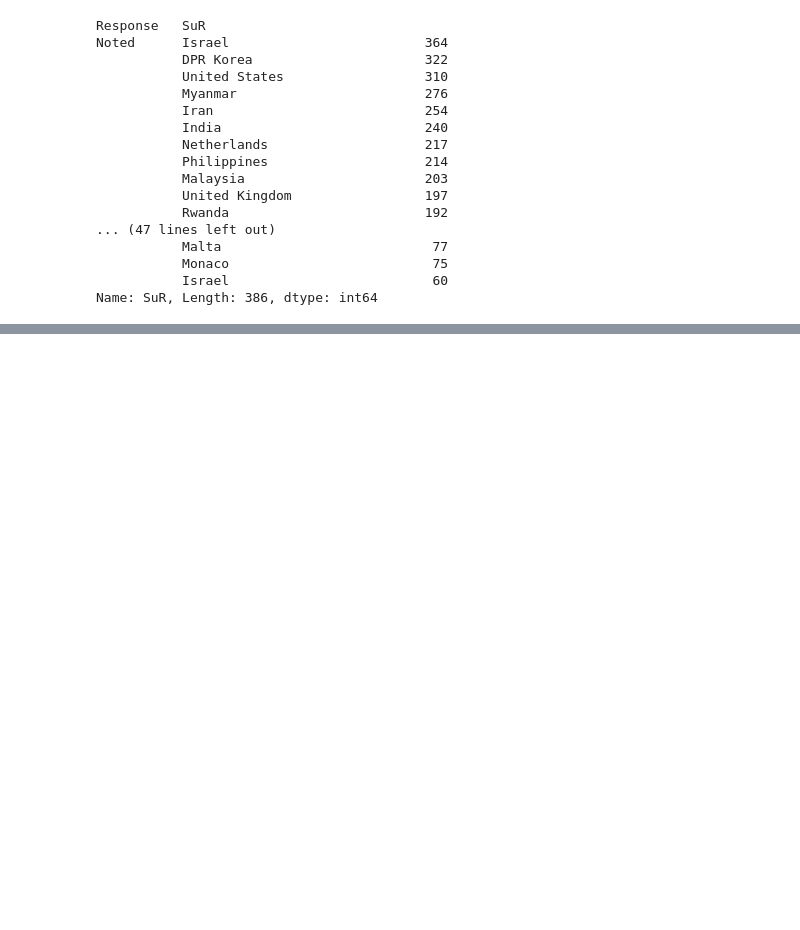
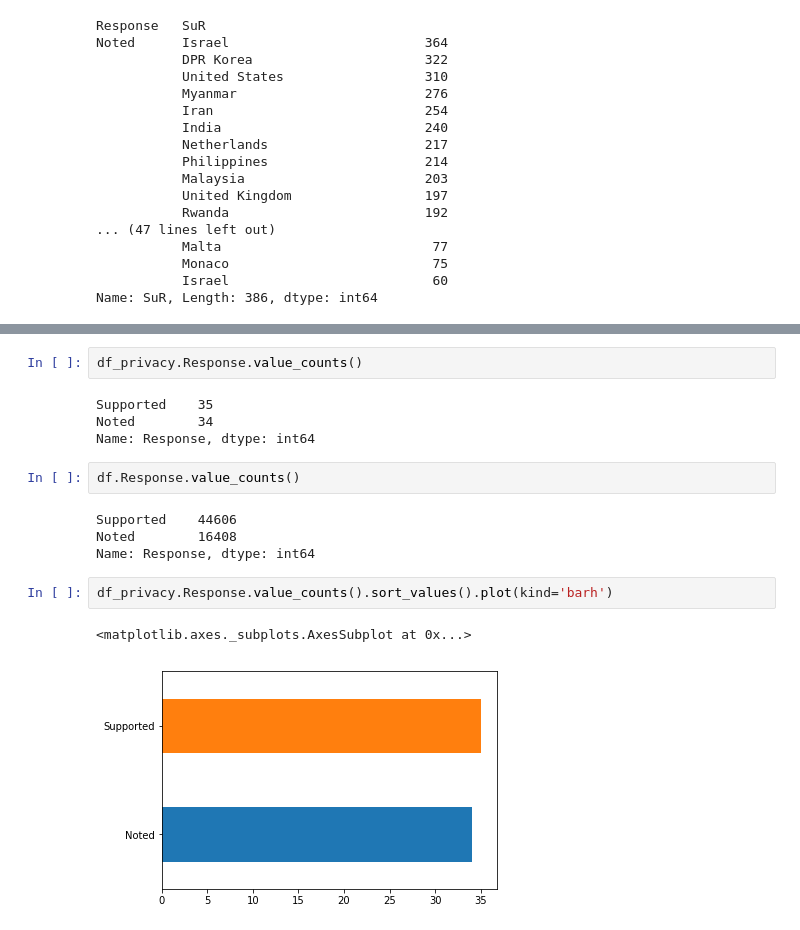
Before and after one commit to maxarvid/data-studio, a Jupyter notebook: code/03_UPR/03_eda.ipynb, the cells around one changed output, grey strips where cells are left out. Saved outputs shown, nothing was run; the diff lists cells and outputs as text; blank space fills up the shorter version.

```diff
--- a/code/03_UPR/03_eda.ipynb
+++ b/code/03_UPR/03_eda.ipynb
@@ -323,0 +452,17 @@ Name: SuR, Length: 386, dtype: int64
+# %%
+df_privacy.Response.value_counts()
+# %% [output]
+Supported    35
+Noted        34
+Name: Response, dtype: int64
+# %%
+df.Response.value_counts()
+# %% [output]
+Supported    44606
+Noted        16408
+Name: Response, dtype: int64
+# %%
+df_privacy.Response.value_counts().sort_values().plot(kind='barh')
+# %% [output]
+<matplotlib.axes._subplots.AxesSubplot at 0x...>
+[figure, added]
```
Also changed, not shown: parts of 36 cells of this notebook, 1 other file.
